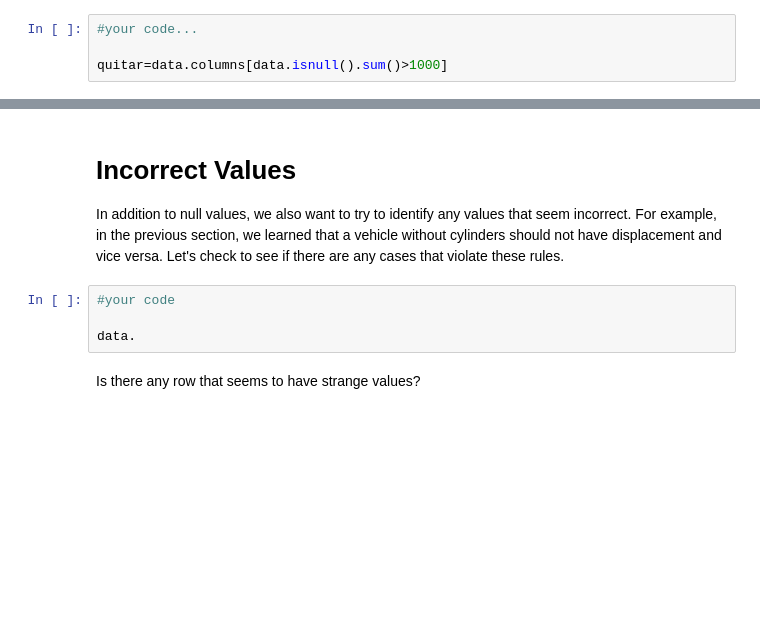
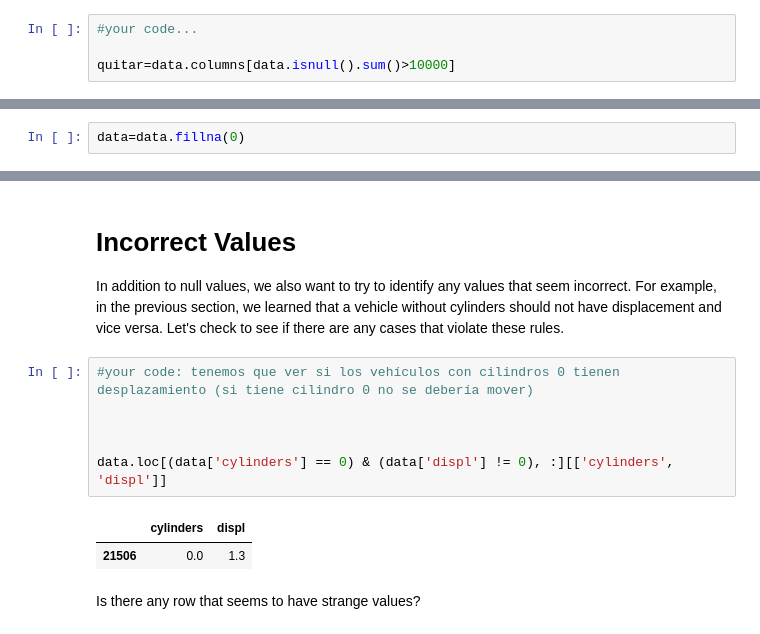
Before and after one commit to Ironhack-Data-Madrid-Octubre-2023/2.4-lab_data_cleaning, a Jupyter notebook: your-code/main.ipynb, the cells around one changed output, grey strips where cells are left out. Drawn from its saved outputs; the diff is of its cells as text; blank space fills up the shorter version.

```diff
--- a/your-code/main.ipynb
+++ b/your-code/main.ipynb
@@ -131,7 +131,7 @@ In Pandas, we can do that using the drop method. For our purposes, let's remove
 # %%
 #your code...
 
-quitar=data.columns[data.isnull().sum()>1000]
+quitar=data.columns[data.isnull().sum()>10000]
 # %%
 #your code...
 
@@ -195,0 +180,2 @@ AttributeError: 'Index' object has no attribute 'info'
+# %%
+data=data.fillna(0)
@@ -202,10 +192,15 @@ Now that we have filled in those null values, there are only two columns in the
 # Incorrect Values
 
 In addition to null values, we also want to try to identify any values that seem incorrect. For example, in the previous section, we learned that a vehicle without cylinders should not have displacement and vice versa. Let's check to see if there are any cases that violate these rules.
-# %%
-#your code
-
-data.
+# %%
+#your code: tenemos que ver si los vehículos con cilindros 0 tienen desplazamiento (si tiene cilindro 0 no se debería mover)
+
+
+
+data.loc[(data['cylinders'] == 0) & (data['displ'] != 0), :][['cylinders', 'displ']]
+# %% [output]
+|  | cylinders | displ |
+| 21506 | 0.0 | 1.3 |
 # %% [markdown]
 Is there any row that seems to have strange values?
 # %%
```
Also changed, not shown: parts of 9 cells of this notebook.
